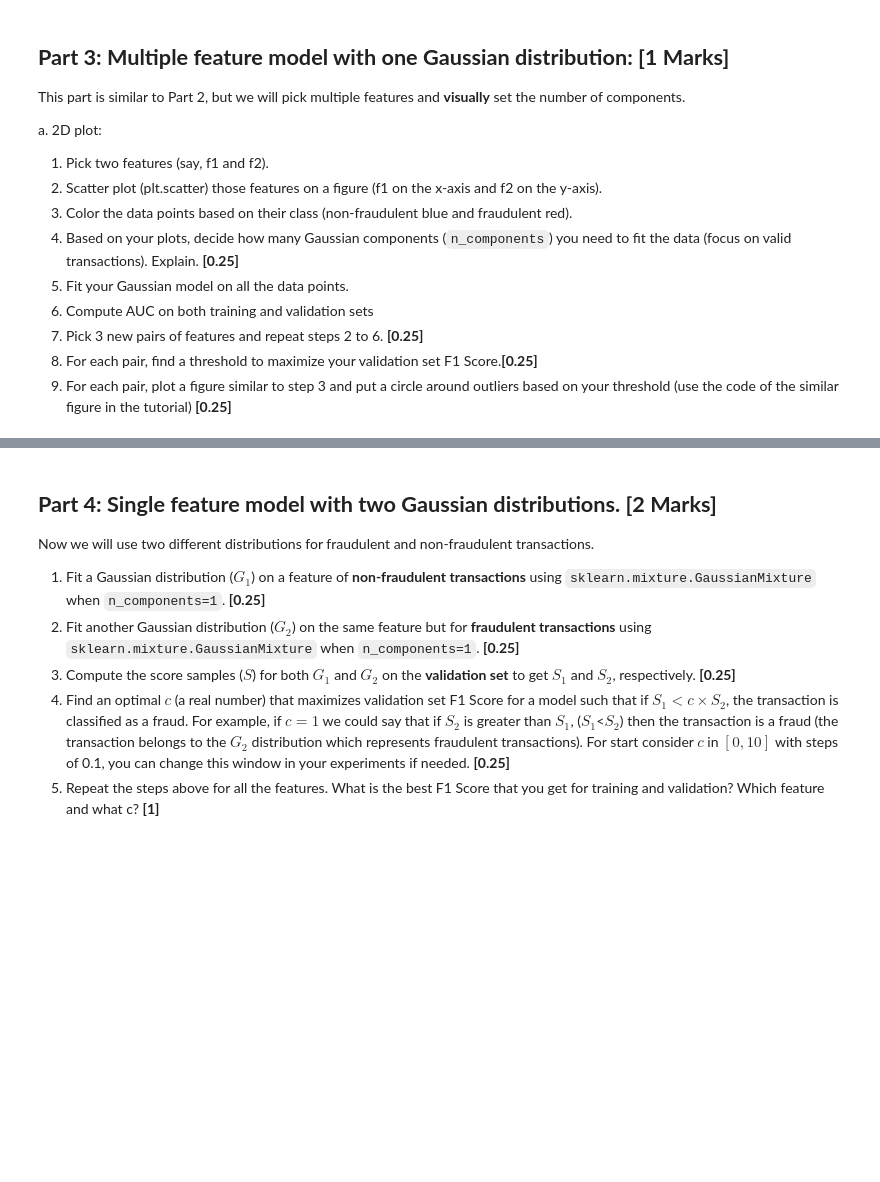
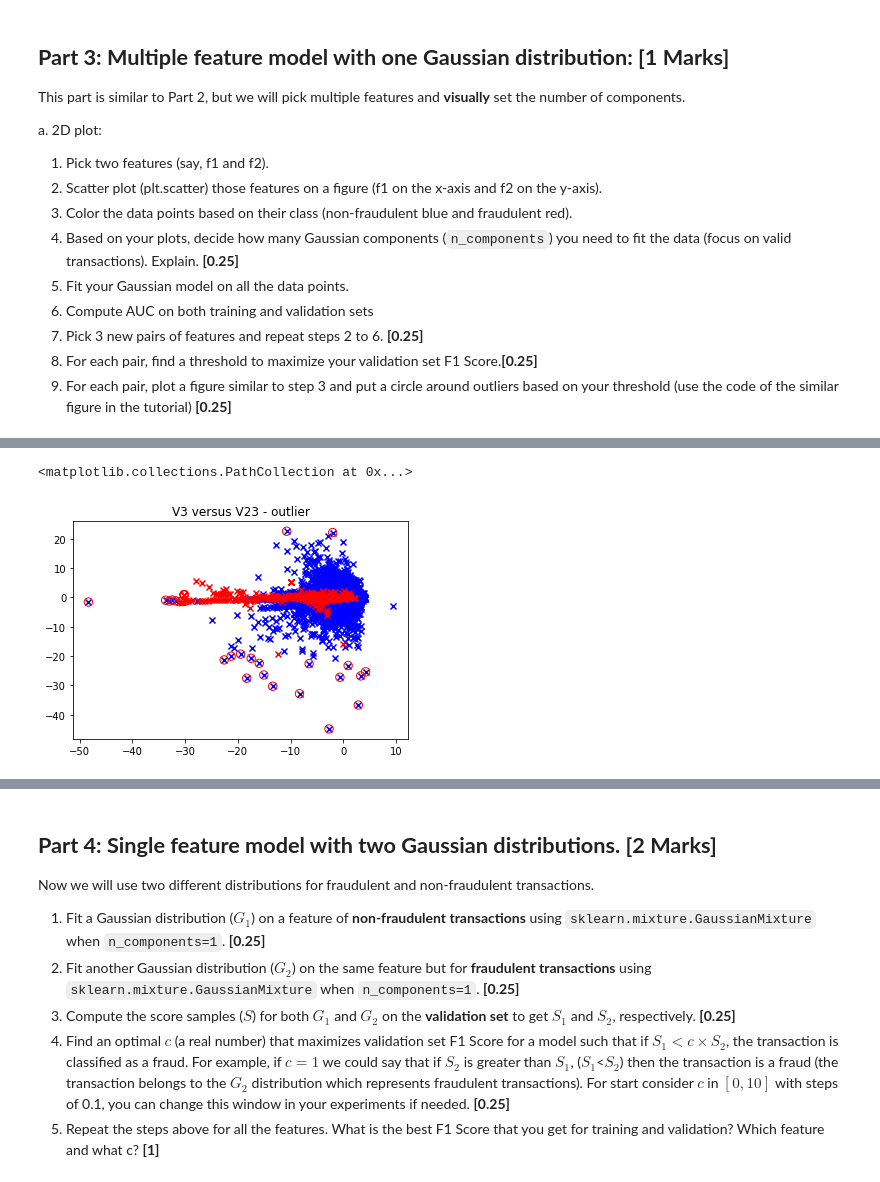
Before and after one commit to utYiwei/Project_2, a Jupyter notebook: F21_APS1070_Project_2.ipynb, the cells around one changed output, grey strips where cells are left out. Drawn from its saved outputs; the diff is of its cells as text; code cells hidden in the pictures; blank space fills up the shorter version.

```diff
--- a/F21_APS1070_Project_2.ipynb
+++ b/F21_APS1070_Project_2.ipynb
@@ -115,0 +444,15 @@ This part is similar to Part 2, but we will pick multiple features and **visuall
+# %%
+#outlier plot(V3,V23)
+V3V23gm = GaussianMixture(n_components = 3,
+                          covariance_type = 'full', random_state=0, )
+V3V23gm.fit(df[{'V3','V23'}])
+V3V23score = V3V23gm.score_samples(df[{'V3','V23'}].values.reshape(-1,2))
+outliers = np.nonzero(V3V23score < -45.38437448740396)[0]
+
+plt.title('V3 versus V23 - outlier')
+plt.scatter(df[{'V3'}][df["Class"] == 0], df[{'V23'}][df["Class"] == 0], marker="x", color='blue')
+plt.scatter(df[{'V3'}][df["Class"] == 1], df[{'V23'}][df["Class"] == 1], marker="x", color='red')
+plt.scatter(df[{'V3'}].loc[outliers], df[{'V23'}].loc[outliers], marker="o",facecolor="none",edgecolor="r",s=70)
+# %% [output]
+<matplotlib.collections.PathCollection at 0x...>
+[figure, added]
```
Also changed, not shown: parts of 70 cells of this notebook.
